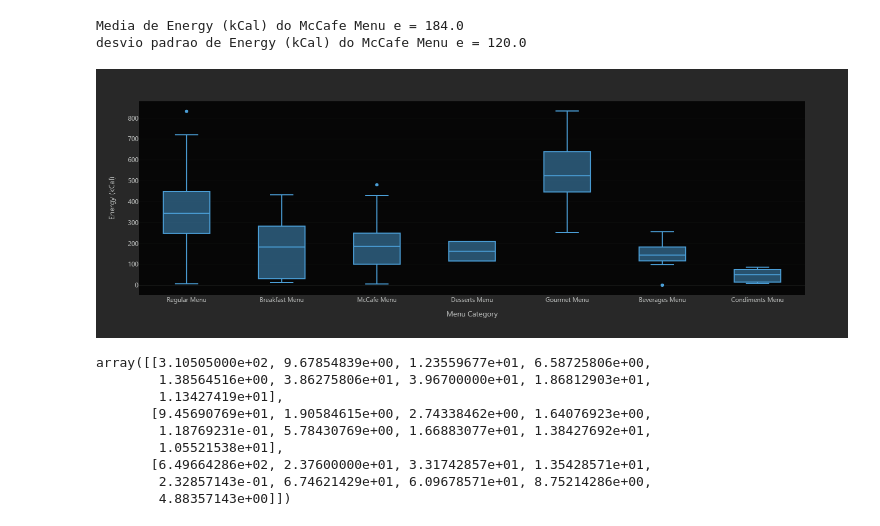
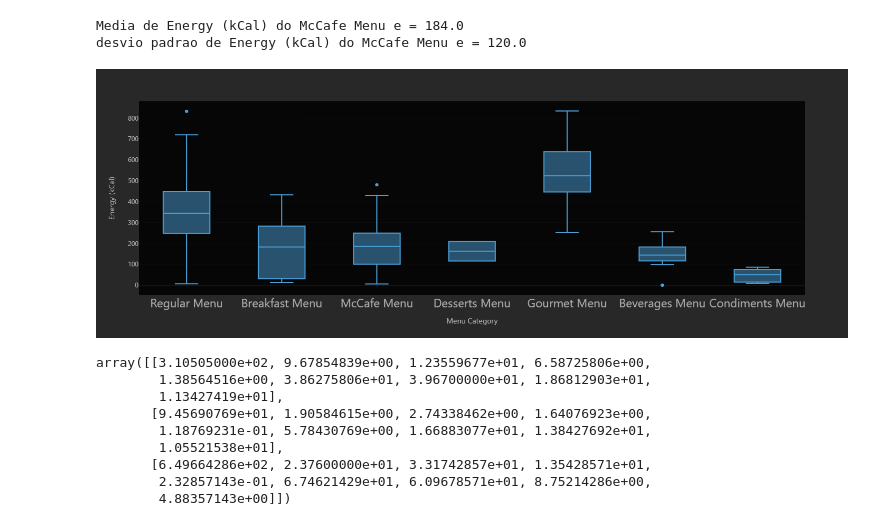
Before and after one commit to Lucianojr01/Analise_mac_donalt, a Jupyter notebook: Analise_Mac_india.ipynb, the cells around one changed output. Drawn from its saved outputs; the diff is of its cells as text; code cells hidden in the pictures.

```diff
--- a/Analise_Mac_india.ipynb
+++ b/Analise_Mac_india.ipynb
@@ -160,9 +173,10 @@ Media de Energy (kCal) do McCafe Menu e = 184.0
 desvio padrao de Energy (kCal) do McCafe Menu e = 120.0
 # %%
 fig = px.box(tabela, x = 'Menu Category', y = 'Energy (kCal)' ,template = 'cyborg',width=1400)
+fig.update_layout(xaxis=dict(tickfont=dict(size=22)))
 fig.show('png')
 # %% [output]
-[figure, old version]
+[figure, new version]
 # %%
 px.box(tabela, x = 'Menu Category', y = 'Total fat (g)' ,template = 'cyborg')
 # %%
```
Also changed, not shown: parts of 11 cells of this notebook.
